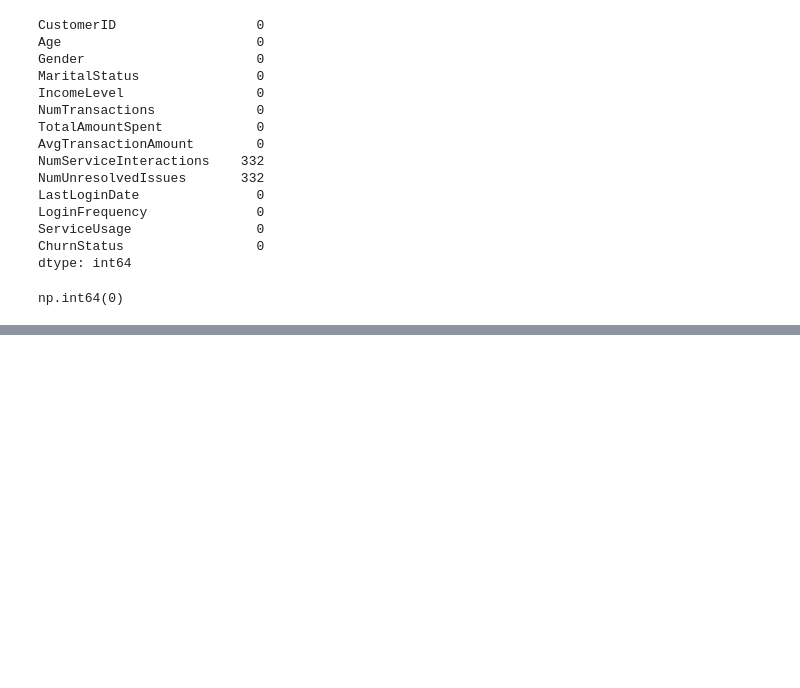
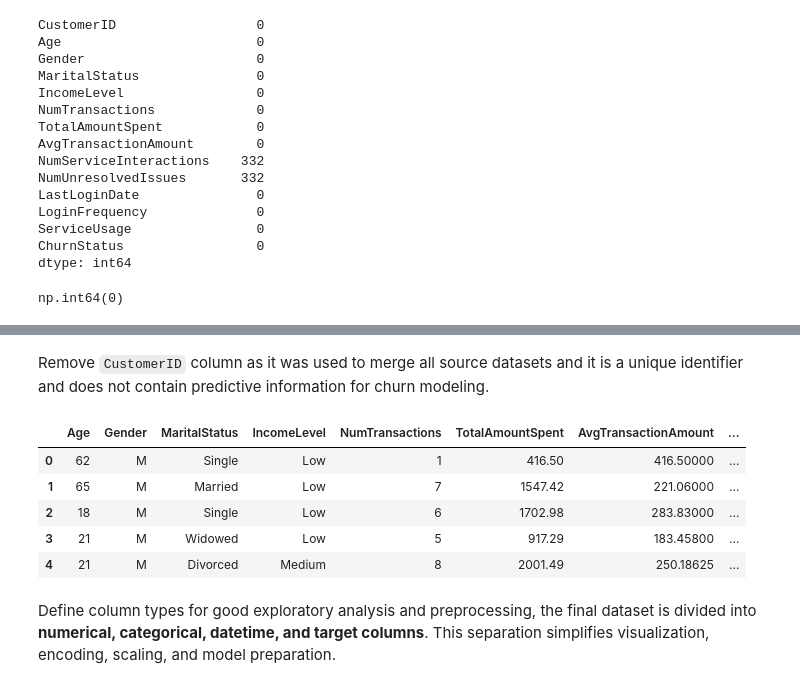
Before and after one commit to ashishpra28/Lloyds-Banking-Group-Job-Simulation, a Jupyter notebook: notebooks/Task1-EDA.ipynb, the cells around one changed output, grey strips where cells are left out. Cells and saved outputs as stored; diff of their text form; code cells hidden in the pictures; blank space fills up the shorter version.

```diff
--- a/notebooks/Task1-EDA.ipynb
+++ b/notebooks/Task1-EDA.ipynb
@@ -691,0 +694,4 @@ np.int64(0)
+# %%
+# Handle missing values
+final_df['NumServiceInteractions'] = (final_df['NumServiceInteractions'].fillna(0).astype(int))
+final_df['NumUnresolvedIssues'] = (final_df['NumUnresolvedIssues'].fillna(0).astype(int))
@@ -691,0 +717,15 @@ np.int64(0)
+# %% [markdown]
+Remove `CustomerID` column as it was used to merge all source datasets and it is a unique identifier and does not contain predictive information for churn modeling.
+# %%
+# Drop CustomerID column
+final_df.drop('CustomerID',axis=1,inplace=True)
+final_df.head(1)
+# %% [output]
+|  | Age | Gender | MaritalStatus | IncomeLevel | NumTransactions | TotalAmountSpent | AvgTransactionAmount | ... |
+| 0 | 62 | M | Single | Low | 1 | 416.50 | 416.50000 | ... |
+| 1 | 65 | M | Married | Low | 7 | 1547.42 | 221.06000 | ... |
+| 2 | 18 | M | Single | Low | 6 | 1702.98 | 283.83000 | ... |
+| 3 | 21 | M | Widowed | Low | 5 | 917.29 | 183.45800 | ... |
+| 4 | 21 | M | Divorced | Medium | 8 | 2001.49 | 250.18625 | ... |
+# %% [markdown]
+Define column types for good exploratory analysis and preprocessing, the final dataset is divided into **numerical, categorical, datetime, and target columns**. This separation simplifies visualization, encoding, scaling, and model preparation.
```
Also changed, not shown: parts of 4 cells of this notebook.
